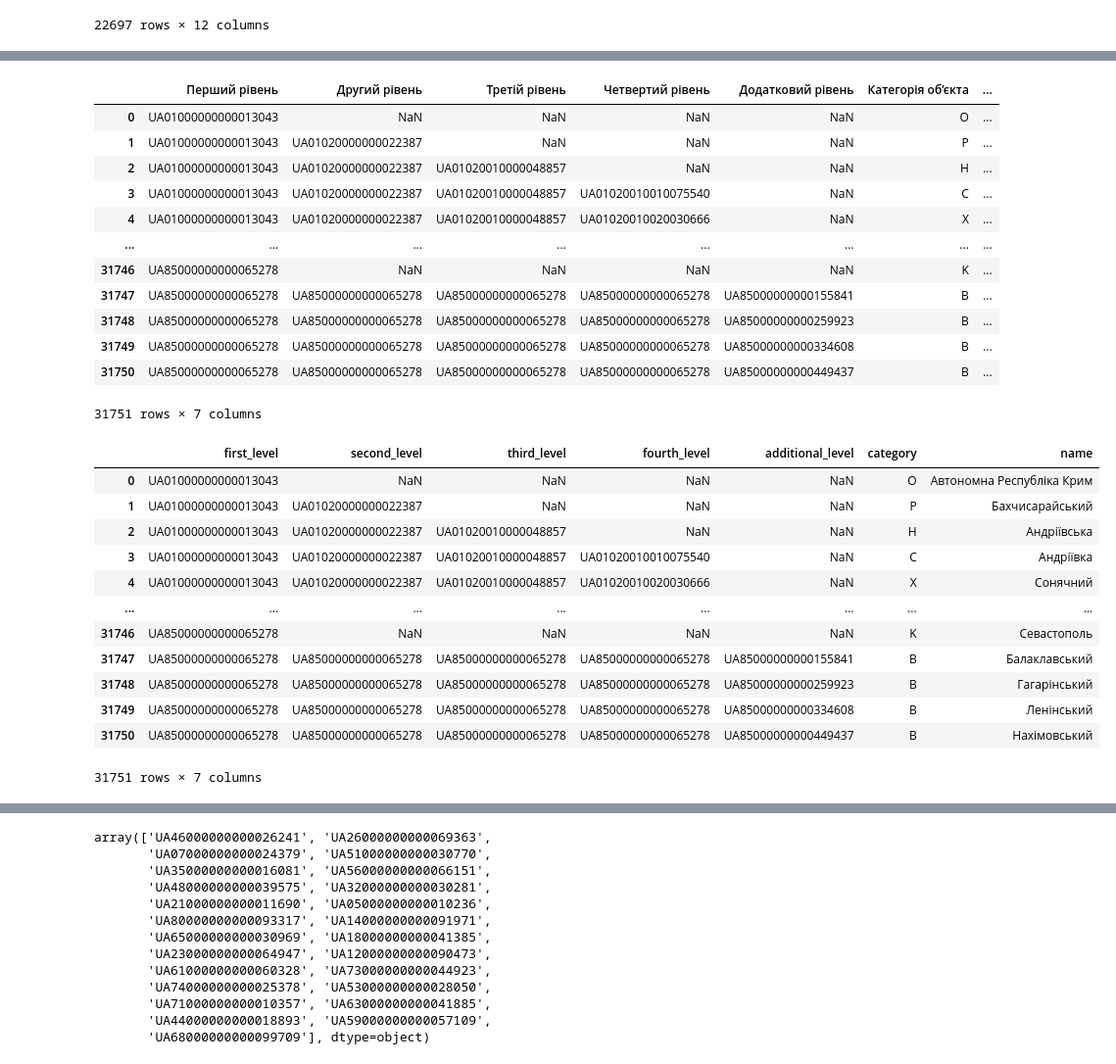
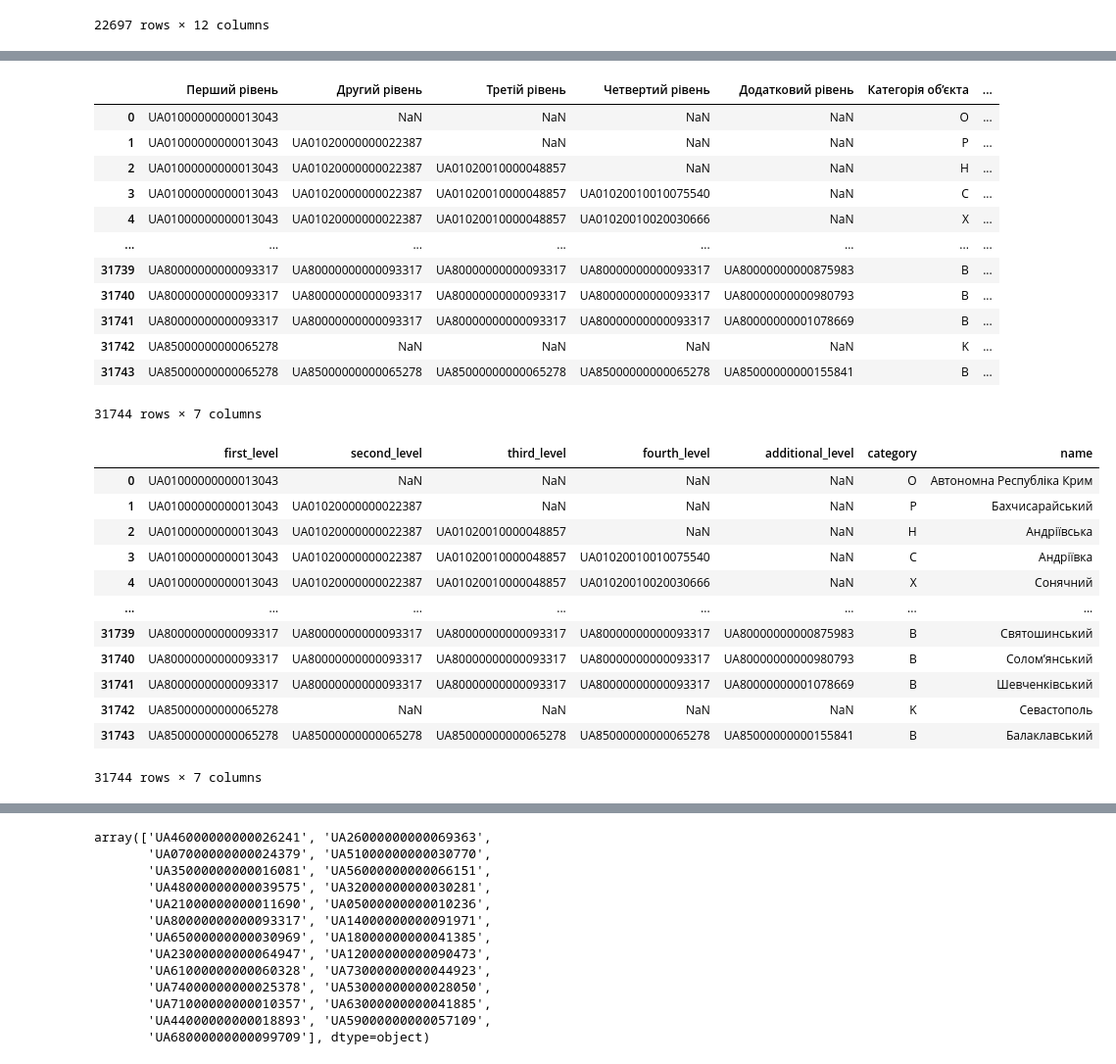
Before and after one commit to DataResponsibly/ZNO-Dataset, a Jupyter notebook: notebooks/tables_creation/Locations_table.ipynb, the cells around one changed output, grey strips where cells are left out. Shown at 98% size. Cells and saved outputs as stored; diff of their text form; code cells hidden in the pictures.

```diff
--- a/notebooks/tables_creation/Locations_table.ipynb
+++ b/notebooks/tables_creation/Locations_table.ipynb
@@ -687,6 +742,6 @@ locations_KATOTTG23
 # %%
-code2022 = pd.read_excel('./location_data/Codifiers2022.xlsx',  dtype=str, skiprows=2,skipfooter=3)
-code2022
+code2025 = pd.read_excel('./location_data/Codifiers2025.xlsx',  dtype=str, skiprows=3,skipfooter=3)
+code2025
 # %% [output]
 |  | Перший рівень | Другий рівень | Третій рівень | Четвертий рівень | Додатковий рівень | Категорія об’єкта | ... |
 | 0 | UA01000000000013043 | NaN | NaN | NaN | NaN | O | ... |
@@ -695,28 +750,28 @@ code2022
 | 3 | UA01000000000013043 | UA01020000000022387 | UA01020010000048857 | UA01020010010075540 | NaN | C | ... |
 | 4 | UA01000000000013043 | UA01020000000022387 | UA01020010000048857 | UA01020010020030666 | NaN | X | ... |
 | ... | ... | ... | ... | ... | ... | ... | ... |
-| 31746 | UA85000000000065278 | NaN | NaN | NaN | NaN | K | ... |
-| 31747 | UA85000000000065278 | UA85000000000065278 | UA85000000000065278 | UA85000000000065278 | UA85000000000155841 | B | ... |
-| 31748 | UA85000000000065278 | UA85000000000065278 | UA85000000000065278 | UA85000000000065278 | UA85000000000259923 | B | ... |
-| 31749 | UA85000000000065278 | UA85000000000065278 | UA85000000000065278 | UA85000000000065278 | UA85000000000334608 | B | ... |
-| 31750 | UA85000000000065278 | UA85000000000065278 | UA85000000000065278 | UA85000000000065278 | UA85000000000449437 | B | ... |
+| 31739 | UA80000000000093317 | UA80000000000093317 | UA80000000000093317 | UA80000000000093317 | UA80000000000875983 | B | ... |
+| 31740 | UA80000000000093317 | UA80000000000093317 | UA80000000000093317 | UA80000000000093317 | UA80000000000980793 | B | ... |
+| 31741 | UA80000000000093317 | UA80000000000093317 | UA80000000000093317 | UA80000000000093317 | UA80000000001078669 | B | ... |
+| 31742 | UA85000000000065278 | NaN | NaN | NaN | NaN | K | ... |
+| 31743 | UA85000000000065278 | UA85000000000065278 | UA85000000000065278 | UA85000000000065278 | UA85000000000155841 | B | ... |
-31751 rows × 7 columns
+31744 rows × 7 columns
 # %%
-code2022.rename(columns = {'Перший рівень':'first_level','Другий рівень':'second_level','Третій рівень':'third_level', 'Четвертий рівень':'fourth_level',
+code2025.rename(columns = {'Перший рівень':'first_level','Другий рівень':'second_level','Третій рівень':'third_level', 'Четвертий рівень':'fourth_level',
        'Додатковий рівень':'additional_level', 'Категорія об’єкта':'category','Назва об’єкта':'name'}, inplace=True)
-code2022
+code2025
 # %% [output]
 |  | first_level | second_level | third_level | fourth_level | additional_level | category | name |
 | 0 | UA01000000000013043 | NaN | NaN | NaN | NaN | O | Автономна Республіка Крим |
 | 1 | UA01000000000013043 | UA01020000000022387 | NaN | NaN | NaN | P | Бахчисарайський |
 | 2 | UA01000000000013043 | UA01020000000022387 | UA01020010000048857 | NaN | NaN | H | Андріївська |
 | 3 | UA01000000000013043 | UA01020000000022387 | UA01020010000048857 | UA01020010010075540 | NaN | C | Андріївка |
 | 4 | UA01000000000013043 | UA01020000000022387 | UA01020010000048857 | UA01020010020030666 | NaN | X | Сонячний |
 | ... | ... | ... | ... | ... | ... | ... | ... |
-| 31746 | UA85000000000065278 | NaN | NaN | NaN | NaN | K | Севастополь |
-| 31747 | UA85000000000065278 | UA85000000000065278 | UA85000000000065278 | UA85000000000065278 | UA85000000000155841 | B | Балаклавський |
-| 31748 | UA85000000000065278 | UA85000000000065278 | UA85000000000065278 | UA85000000000065278 | UA85000000000259923 | B | Гагарінський |
-| 31749 | UA85000000000065278 | UA85000000000065278 | UA85000000000065278 | UA85000000000065278 | UA85000000000334608 | B | Ленінський |
-| 31750 | UA85000000000065278 | UA85000000000065278 | UA85000000000065278 | UA85000000000065278 | UA85000000000449437 | B | Нахімовський |
+| 31739 | UA80000000000093317 | UA80000000000093317 | UA80000000000093317 | UA80000000000093317 | UA80000000000875983 | B | Святошинський |
+| 31740 | UA80000000000093317 | UA80000000000093317 | UA80000000000093317 | UA80000000000093317 | UA80000000000980793 | B | Солом’янський |
+| 31741 | UA80000000000093317 | UA80000000000093317 | UA80000000000093317 | UA80000000000093317 | UA80000000001078669 | B | Шевченківський |
+| 31742 | UA85000000000065278 | NaN | NaN | NaN | NaN | K | Севастополь |
+| 31743 | UA85000000000065278 | UA85000000000065278 | UA85000000000065278 | UA85000000000065278 | UA85000000000155841 | B | Балаклавський |
-31751 rows × 7 columns
+31744 rows × 7 columns
 # %%
```
Also changed, not shown: parts of 120 cells of this notebook, 3 other files.
